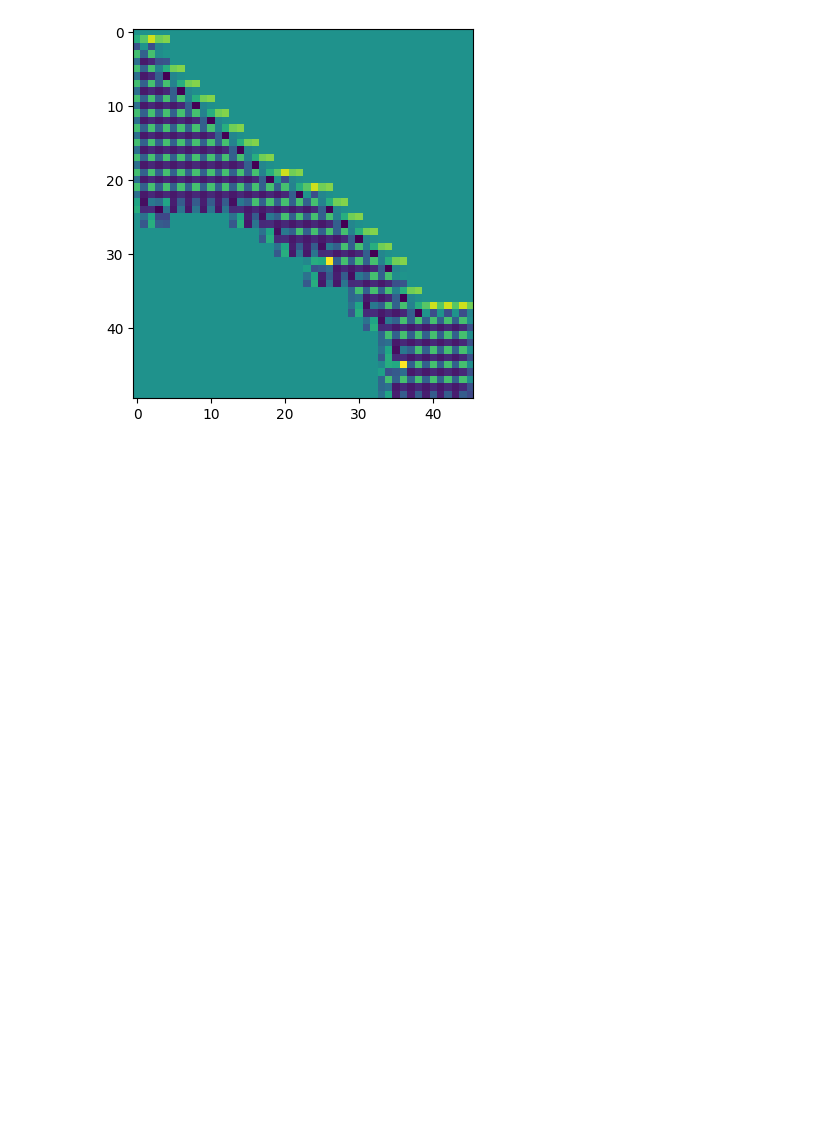
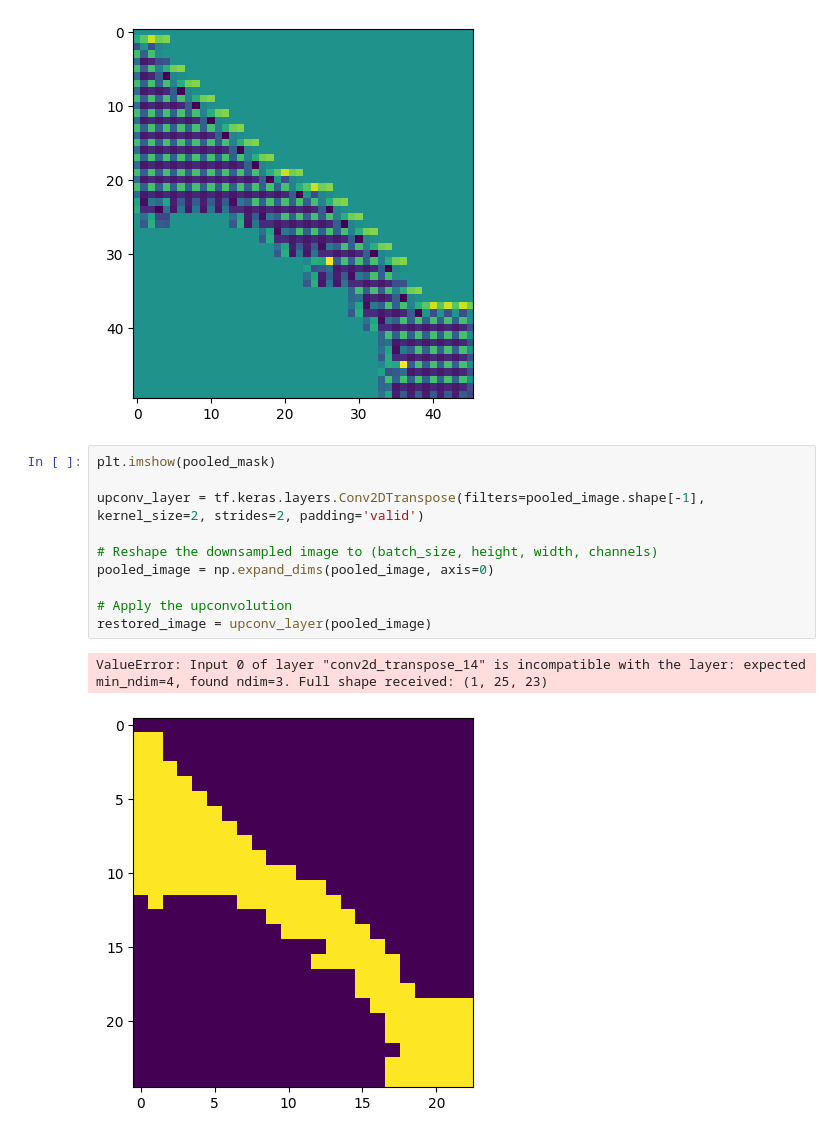
Before and after one commit to P8UXaE/light_sheet_domes, a Jupyter notebook: edgeDetection.ipynb, the cells around one changed output. Cells and saved outputs as stored; diff of their text form; blank space fills up the shorter version.

```diff
--- a/edgeDetection.ipynb
+++ b/edgeDetection.ipynb
@@ -120,3 +119,16 @@ plt.imshow(upsampled_image.numpy())
 # %% [output]
 <matplotlib.image.AxesImage at 0x...>
 [figure]
+# %%
+plt.imshow(pooled_mask)
+
+upconv_layer = tf.keras.layers.Conv2DTranspose(filters=pooled_image.shape[-1], kernel_size=2, strides=2, padding='valid')
+
+# Reshape the downsampled image to (batch_size, height, width, channels)
+pooled_image = np.expand_dims(pooled_image, axis=0)
+
+# Apply the upconvolution
+restored_image = upconv_layer(pooled_image)
+# %% [output]
+ValueError: Input 0 of layer "conv2d_transpose_14" is incompatible with the layer: expected min_ndim=4, found ndim=3. Full shape received: (1, 25, 23)
+[figure, added]
```
Also changed, not shown: parts of 6 cells of this notebook.
